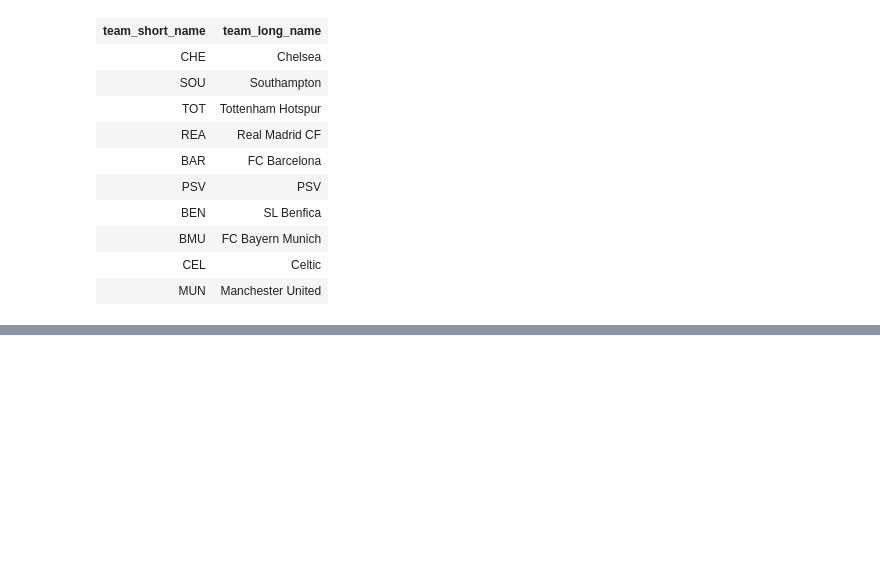
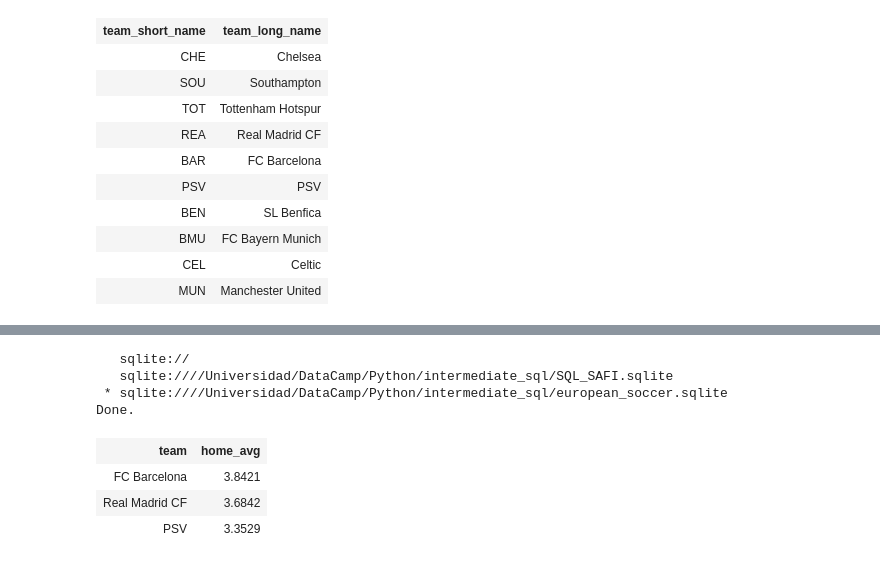
Before and after one commit to adinamarca/notebooks, a Jupyter notebook: SQL/intermediate_sql/notebook.ipynb, the cells around one changed output, grey strips where cells are left out. Saved outputs shown, nothing was run; the diff lists cells and outputs as text; code cells hidden in the pictures; blank space fills up the shorter version.

```diff
--- a/SQL/intermediate_sql/notebook.ipynb
+++ b/SQL/intermediate_sql/notebook.ipynb
@@ -1628,0 +1729,20 @@ Done.
+# %%
+%sql SELECT team, ROUND(home_avg, 4) AS home_avg \
+FROM (SELECT t.team_long_name AS team, \
+AVG(m.home_team_goal) AS home_avg \
+FROM team AS t \
+LEFT JOIN match AS m \
+ON m.home_team_api_id = t.team_api_id \
+WHERE season = '2011/2012' \
+GROUP BY team) \
+ORDER BY home_avg DESC \
+LIMIT 3
+# %% [output]
+   sqlite://
+   sqlite:////Universidad/DataCamp/Python/intermediate_sql/SQL_SAFI.sqlite
+ * sqlite:////Universidad/DataCamp/Python/intermediate_sql/european_soccer.sqlite
+Done.
+| team | home_avg |
+| FC Barcelona | 3.8421 |
+| Real Madrid CF | 3.6842 |
+| PSV | 3.3529 |
```
Also changed, not shown: parts of 9 cells of this notebook.
